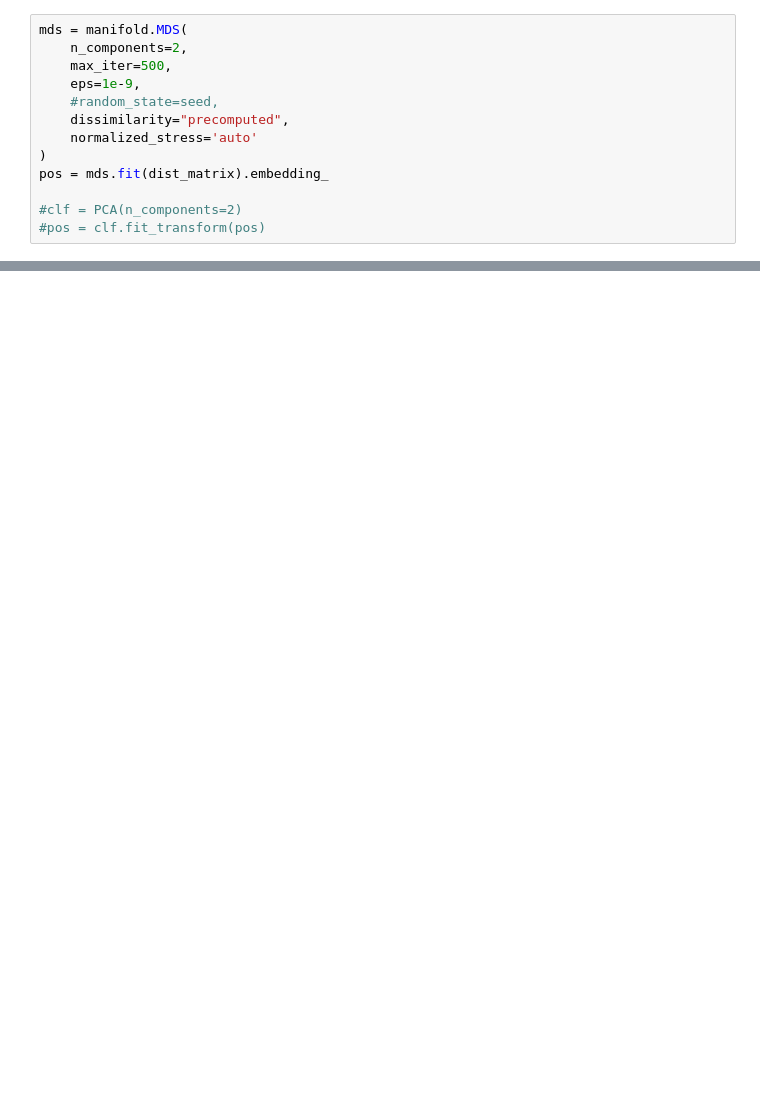
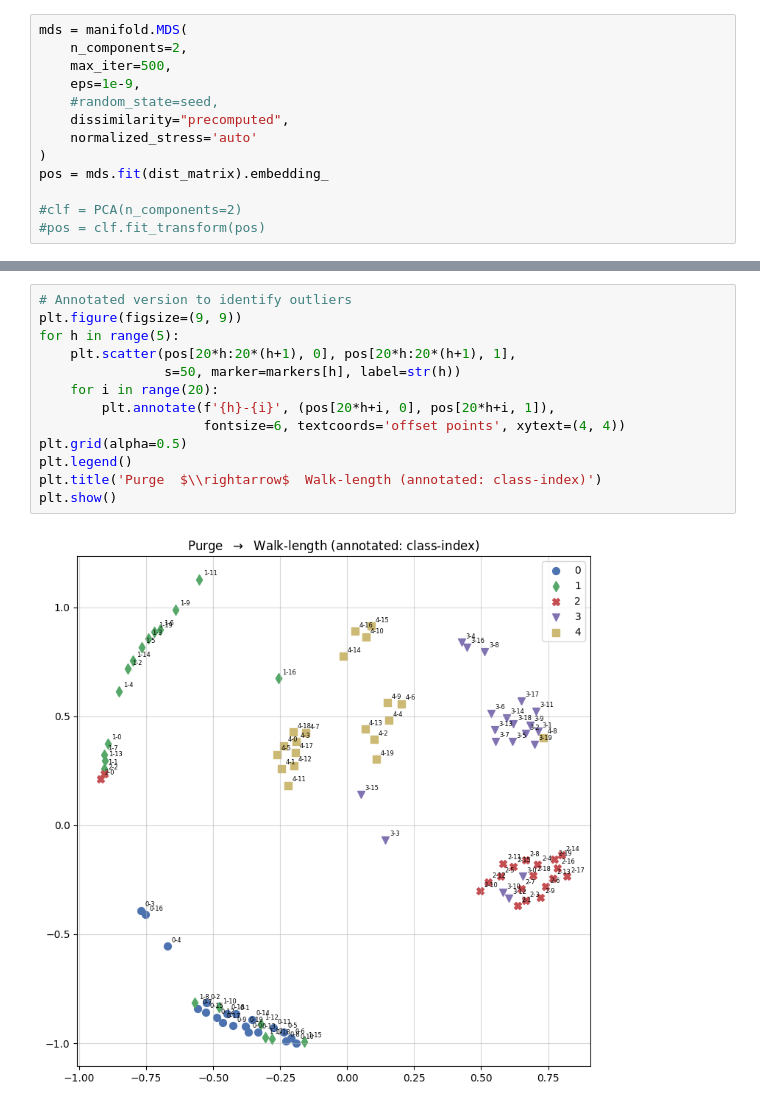
Before and after one commit to MunchLab/directed-persistence, a Jupyter notebook: notebooks/hippocampal-networks/MDS.ipynb, the cells around one changed output, grey strips where cells are left out. Saved outputs shown, nothing was run; the diff lists cells and outputs as text; blank space fills up the shorter version.

```diff
--- a/notebooks/hippocampal-networks/MDS.ipynb
+++ b/notebooks/hippocampal-networks/MDS.ipynb
@@ -107,0 +141,15 @@ Text(0.5, 1.0, 'No preprocessing  $\\rightarrow$  Dowker')
+# %%
+# Annotated version to identify outliers
+plt.figure(figsize=(9, 9))
+for h in range(5):
+    plt.scatter(pos[20*h:20*(h+1), 0], pos[20*h:20*(h+1), 1],
+                s=50, marker=markers[h], label=str(h))
+    for i in range(20):
+        plt.annotate(f'{h}-{i}', (pos[20*h+i, 0], pos[20*h+i, 1]),
+                     fontsize=6, textcoords='offset points', xytext=(4, 4))
+plt.grid(alpha=0.5)
+plt.legend()
+plt.title('Purge  $\\rightarrow$  Walk-length (annotated: class-index)')
+plt.show()
+# %% [output]
+[figure, added]
```
Also changed, not shown: parts of 11 cells of this notebook, 10 other files.
